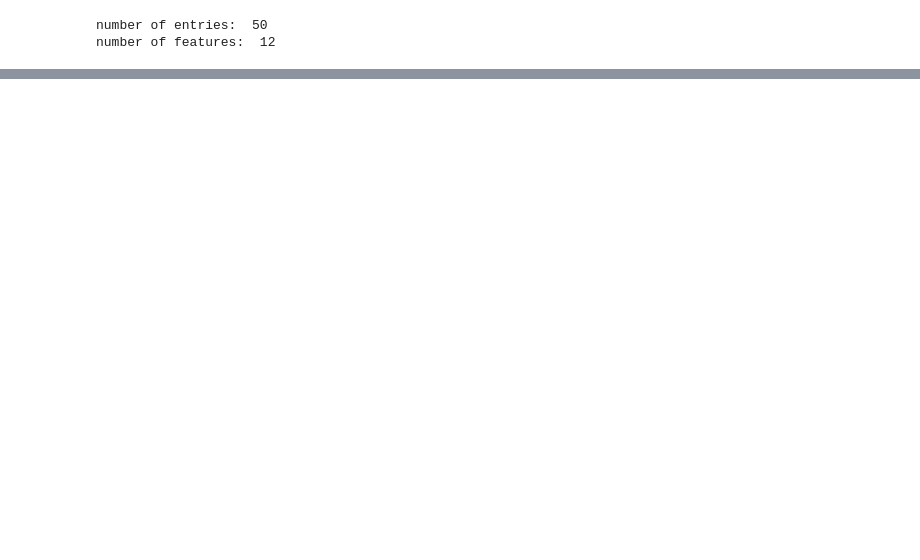
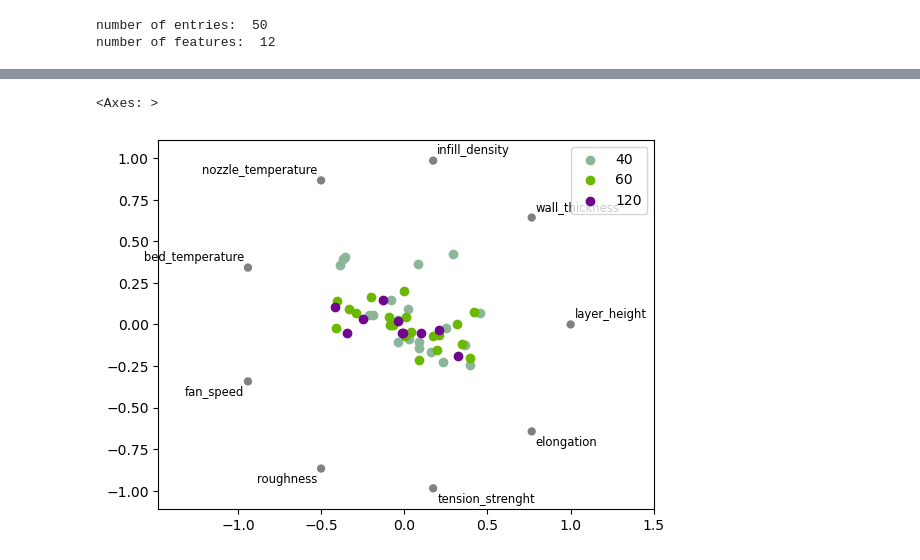
Before and after one commit to sokosaa/Machine-Learning-in-Mechanical-Engineering, a Jupyter notebook: HW1/case2/casestudy2.ipynb, the cells around one changed output, grey strips where cells are left out. Saved outputs shown, nothing was run; the diff lists cells and outputs as text; code cells hidden in the pictures; blank space fills up the shorter version.

```diff
--- a/HW1/case2/casestudy2.ipynb
+++ b/HW1/case2/casestudy2.ipynb
@@ -265,0 +260,3 @@ sns.pairplot(data=df, vars = df[nums], diag_kind='kde', hue ='infill_pattern',
+# %%
+df2 = df[nums].copy()
+df2.head()
@@ -265,0 +270,3 @@ sns.pairplot(data=df, vars = df[nums], diag_kind='kde', hue ='infill_pattern',
+# %%
+df2['print_speed'] = df.print_speed
+df2.head()
@@ -265,0 +280,5 @@ sns.pairplot(data=df, vars = df[nums], diag_kind='kde', hue ='infill_pattern',
+# %%
+pd.plotting.radviz(df2, 'print_speed')
+# %% [output]
+<Axes: >
+[figure, added]
```
Also changed, not shown: parts of 17 cells of this notebook.
